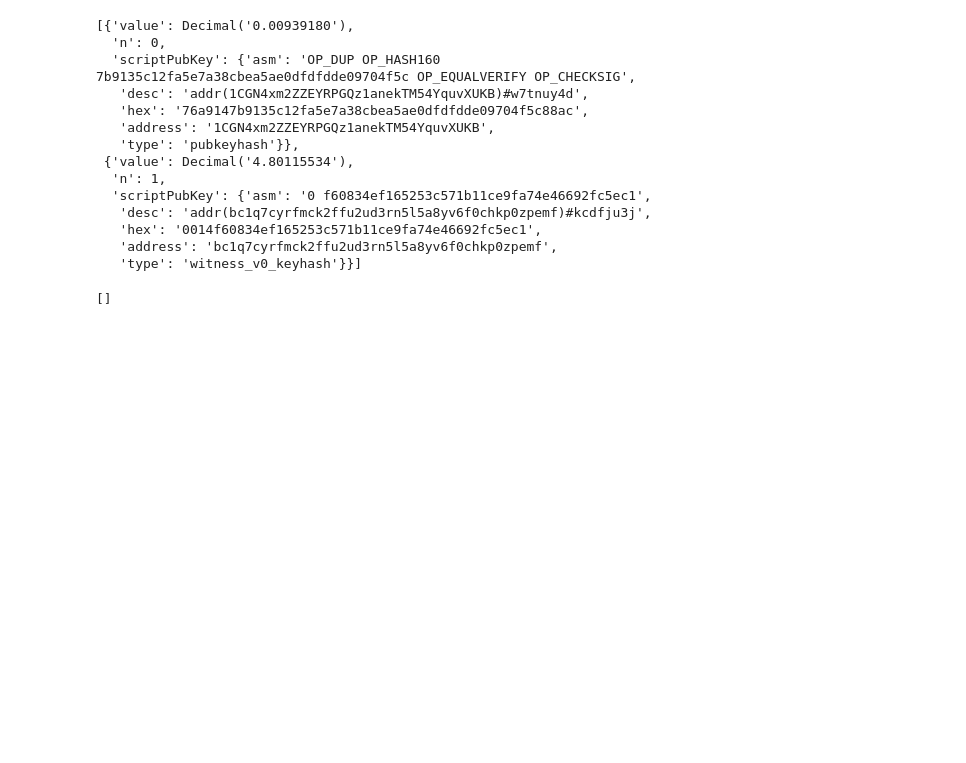
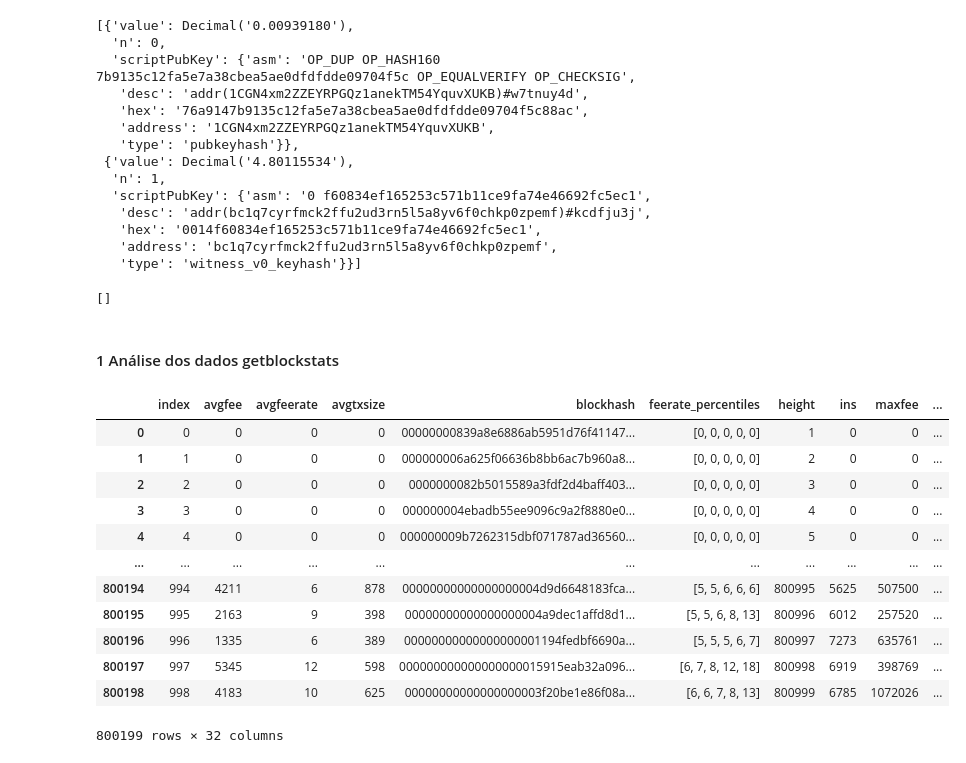
Before and after one commit to Moises-mfg/Analise-exploratoria-blockchain-Bitcoin, a Jupyter notebook: Analise-exploratoiria-bitcoin.ipynb, the cells around one changed output. Saved outputs shown, nothing was run; the diff lists cells and outputs as text; code cells hidden in the pictures; blank space fills up the shorter version.

```diff
--- a/Analise-exploratoiria-bitcoin.ipynb
+++ b/Analise-exploratoiria-bitcoin.ipynb
@@ -441,3 +462,5 @@ get_info = rpc_connection.listtransactions("*", 20, 100)
 get_info
 # %% [output]
 []
+# %% [markdown]
+#### 1 Análise dos dados getblockstats
@@ -443,0 +470,20 @@ get_info
+# %%
+conn = sqlite3.connect("bitcoin_blockchain.db")
+df_blockstats = pd.read_sql("select * from blockchain", conn)
+# %%
+# Get the header of the dataframe df_blocks
+df_blockstats
+# %% [output]
+|  | index | avgfee | avgfeerate | avgtxsize | blockhash | feerate_percentiles | height | ins | maxfee | ... |
+| 0 | 0 | 0 | 0 | 0 | 00000000839a8e6886ab5951d76f41147... | [0, 0, 0, 0, 0] | 1 | 0 | 0 | ... |
+| 1 | 1 | 0 | 0 | 0 | 000000006a625f06636b8bb6ac7b960a8... | [0, 0, 0, 0, 0] | 2 | 0 | 0 | ... |
+| 2 | 2 | 0 | 0 | 0 | 0000000082b5015589a3fdf2d4baff403... | [0, 0, 0, 0, 0] | 3 | 0 | 0 | ... |
+| 3 | 3 | 0 | 0 | 0 | 000000004ebadb55ee9096c9a2f8880e0... | [0, 0, 0, 0, 0] | 4 | 0 | 0 | ... |
+| 4 | 4 | 0 | 0 | 0 | 000000009b7262315dbf071787ad36560... | [0, 0, 0, 0, 0] | 5 | 0 | 0 | ... |
+| ... | ... | ... | ... | ... | ... | ... | ... | ... | ... | ... |
+| 800194 | 994 | 4211 | 6 | 878 | 00000000000000000004d9d6648183fca... | [5, 5, 6, 6, 6] | 800995 | 5625 | 507500 | ... |
+| 800195 | 995 | 2163 | 9 | 398 | 00000000000000000004a9dec1affd8d1... | [5, 5, 6, 8, 13] | 800996 | 6012 | 257520 | ... |
+| 800196 | 996 | 1335 | 6 | 389 | 00000000000000000001194fedbf6690a... | [5, 5, 5, 6, 7] | 800997 | 7273 | 635761 | ... |
+| 800197 | 997 | 5345 | 12 | 598 | 000000000000000000015915eab32a096... | [6, 7, 8, 12, 18] | 800998 | 6919 | 398769 | ... |
+| 800198 | 998 | 4183 | 10 | 625 | 00000000000000000003f20be1e86f08a... | [6, 6, 7, 8, 13] | 800999 | 6785 | 1072026 | ... |
+800199 rows × 32 columns
```
Also changed, not shown: parts of 6 cells of this notebook, 1 other file.
